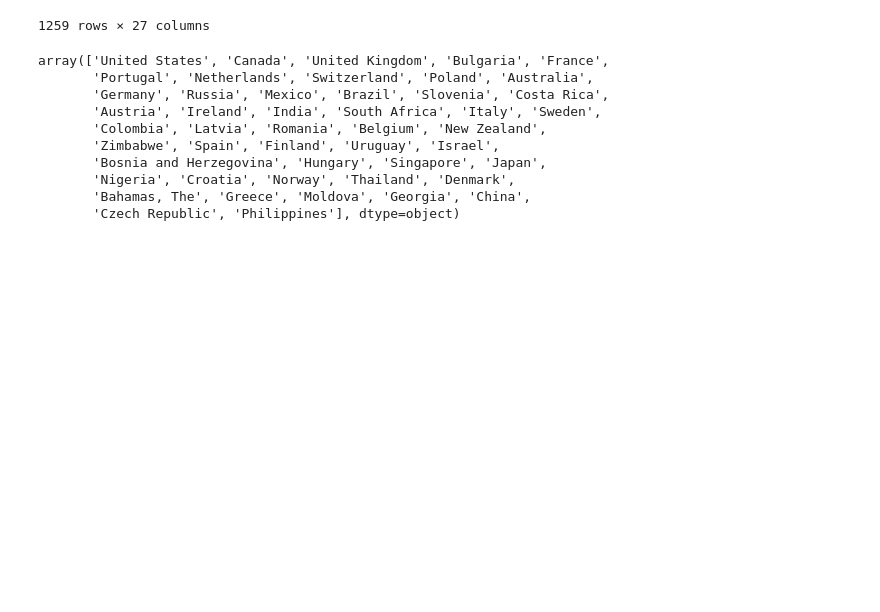
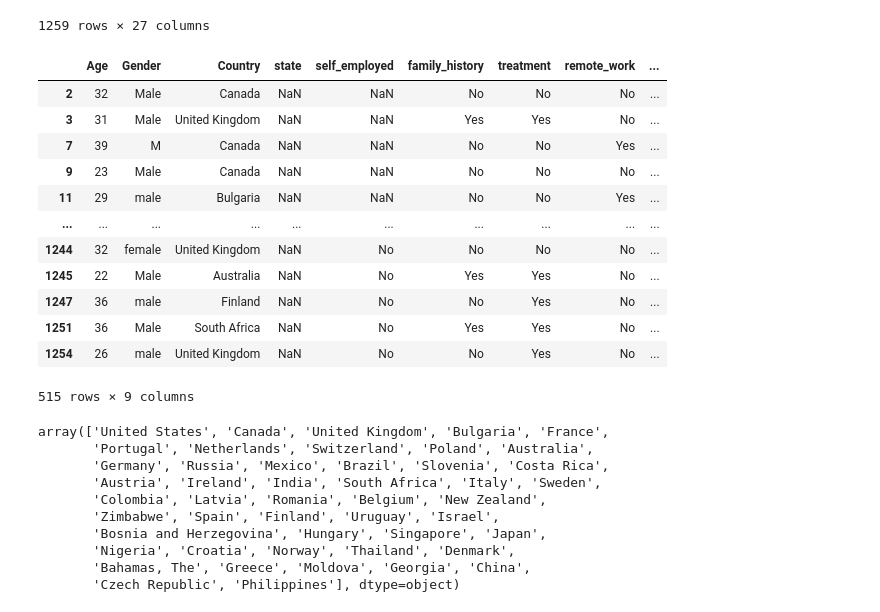
Before and after one commit to nappytrails/machines_for_mental_health, a Jupyter notebook: data_cleaning.ipynb, the cells around one changed output. Saved outputs shown, nothing was run; the diff lists cells and outputs as text; code cells hidden in the pictures; blank space fills up the shorter version.

```diff
--- a/data_cleaning.ipynb
+++ b/data_cleaning.ipynb
@@ -19,4 +19,21 @@ survey_df
 1259 rows × 27 columns
 # %%
 survey_df= survey_df.drop(['Timestamp','work_interfere', 'no_employees', 'mental_health_consequence', 'phys_health_consequence','leave', 'coworkers', 'supervisor', 'mental_health_interview','phys_health_interview','mental_vs_physical','obs_consequence','comments','benefits','care_options','wellness_program','seek_help','anonymity'], axis =1)
+# %%
+nan_df = survey_df[survey_df["state"].isna()]
+nan_df
+# %% [output]
+|  | Age | Gender | Country | state | self_employed | family_history | treatment | remote_work | ... |
+| 2 | 32 | Male | Canada | NaN | NaN | No | No | No | ... |
+| 3 | 31 | Male | United Kingdom | NaN | NaN | Yes | Yes | No | ... |
+| 7 | 39 | M | Canada | NaN | NaN | No | No | Yes | ... |
+| 9 | 23 | Male | Canada | NaN | NaN | No | No | No | ... |
+| 11 | 29 | male | Bulgaria | NaN | NaN | No | No | Yes | ... |
+| ... | ... | ... | ... | ... | ... | ... | ... | ... | ... |
+| 1244 | 32 | female | United Kingdom | NaN | No | No | No | No | ... |
+| 1245 | 22 | Male | Australia | NaN | No | Yes | Yes | No | ... |
+| 1247 | 36 | male | Finland | NaN | No | No | Yes | No | ... |
+| 1251 | 36 | Male | South Africa | NaN | No | Yes | Yes | No | ... |
+| 1254 | 26 | male | United Kingdom | NaN | No | No | Yes | No | ... |
+515 rows × 9 columns
 # %%
```
Also changed, not shown: parts of 11 cells of this notebook, 3 other files.
